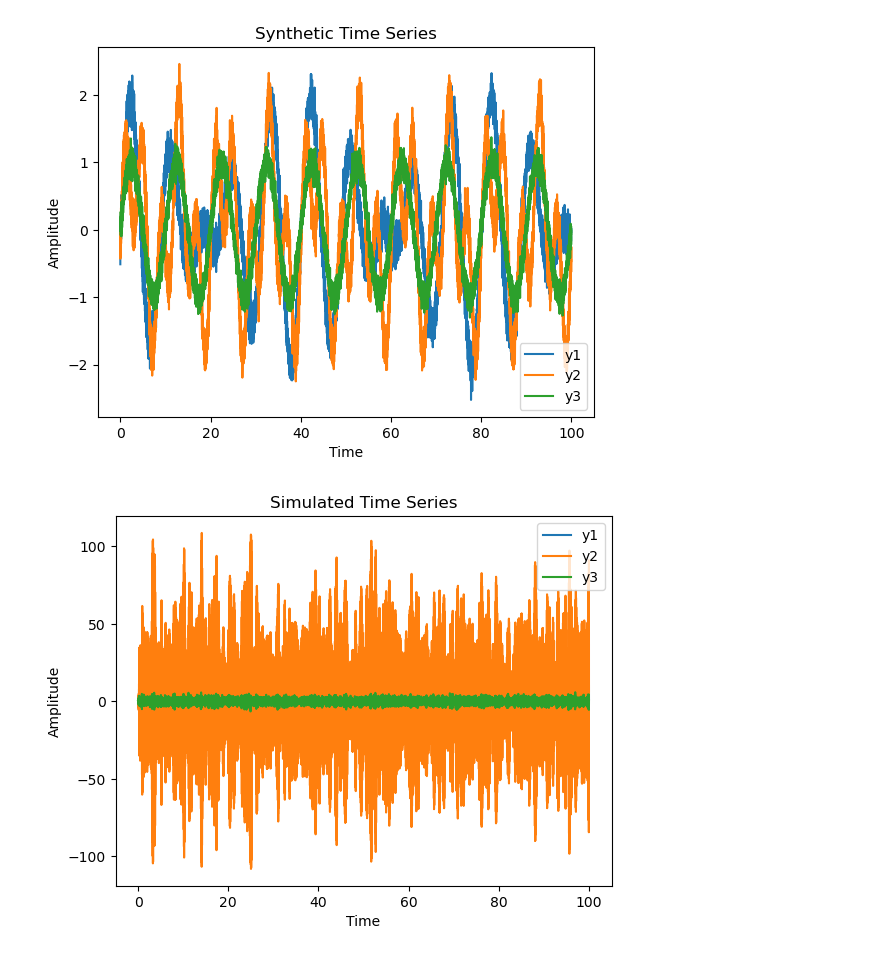
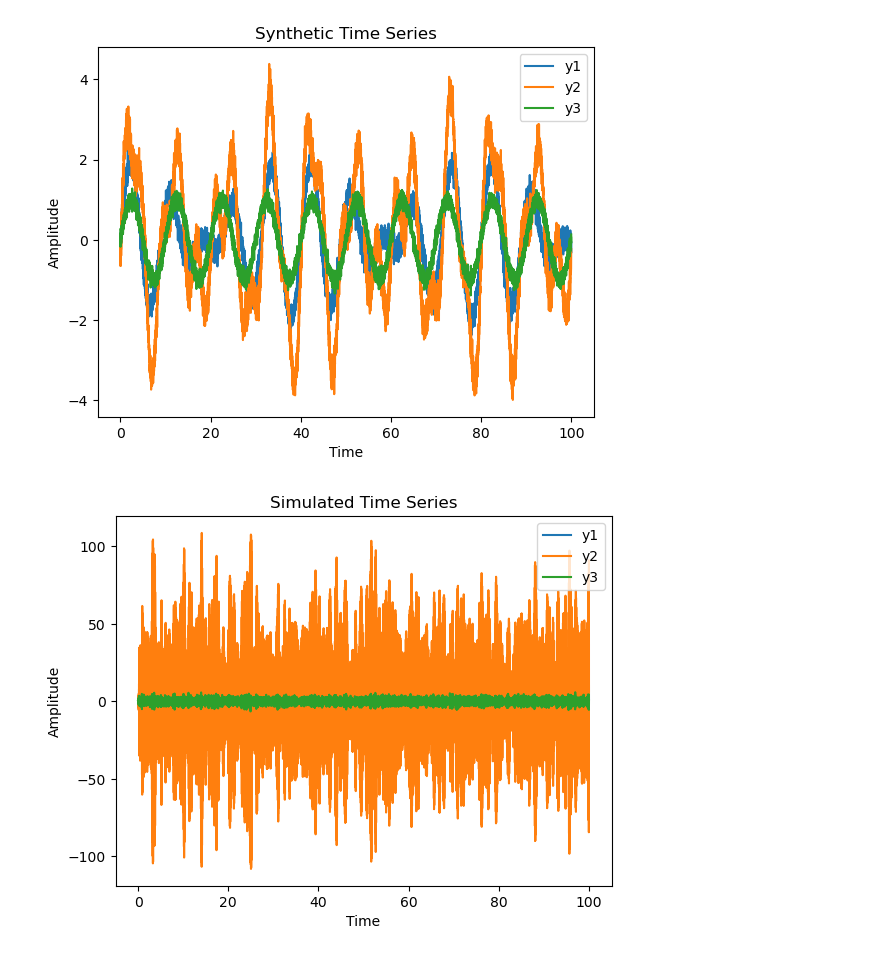
Before and after one commit to econnerty/functional-connectivity, a Jupyter notebook: reservoir.ipynb, the cells around one changed output. Saved outputs shown, nothing was run; the diff lists cells and outputs as text; code cells hidden in the pictures.

```diff
--- a/reservoir.ipynb
+++ b/reservoir.ipynb
@@ -49,35 +49,35 @@ signal3 = np.sin(2*np.pi*f3*time)
 snr1 = 0.1
 snr2 = 0.1
 snr3 = 0.1
 
 noise1 = np.random.randn(len(time))
 noise2 = np.random.randn(len(time))
 noise3 = np.random.randn(len(time))
 
 phase_y1_y3 = 0.5*np.pi
 phase_y2_y3 = np.pi
 phase_y1_y2 = 0.25*np.pi
 
 lag1 = np.int64((phase_y1_y3/(2*np.pi)*sfreq))
 lag2 = np.int64((phase_y2_y3/(2*np.pi)*sfreq))
 lag3 = np.int64((phase_y1_y2/(2*np.pi)*sfreq))
 
 y3_a = signal3 + noise3*snr3
 y1_a = signal1 + noise1*snr1 + c_3_1*np.roll(y3_a, lag1)
-y2_a = signal2 + noise2*snr2 + c_3_2*np.roll(y3_a, lag2) #+ c_1_2*np.roll(y1_a, lag3)
+y2_a = signal2 + noise2*snr2 + c_3_2*np.roll(y3_a, lag2) + c_1_2*np.roll(y1_a, lag3)
 
 #plot
 plt.figure()
 plt.plot(time, y1_a, label='y1')
 plt.plot(time, y2_a, label='y2')
 plt.plot(time, y3_a, label='y3')
 plt.legend()
 plt.xlabel('Time')
 plt.ylabel('Amplitude')
 plt.title('Synthetic Time Series')
 plt.show()
 # %% [output]
-[figure, old version]
+[figure, new version]
 # %%
 #v2
 sfreq = 100
```
Also changed, not shown: parts of 2 cells of this notebook, 3 other files.
